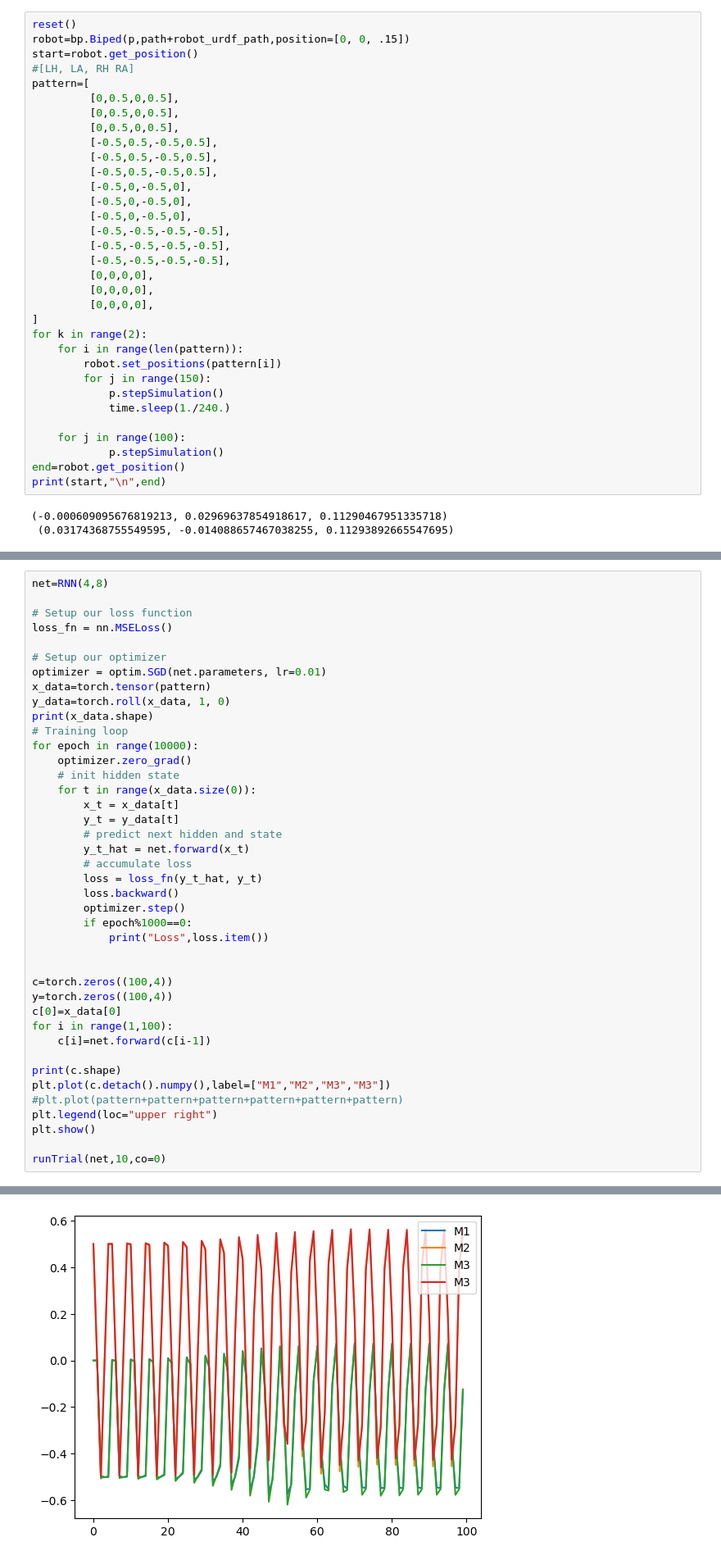
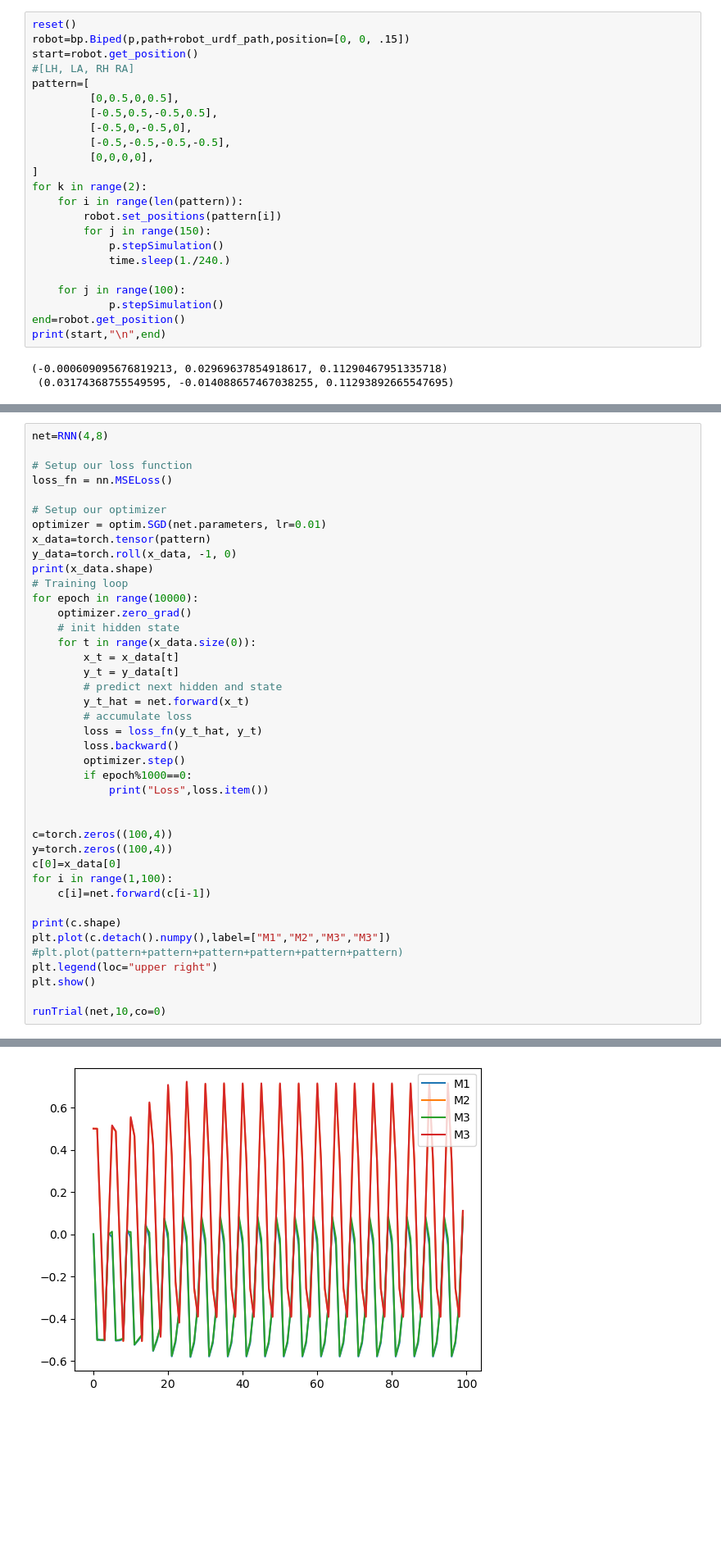
Before and after one commit to shepai/Sim-Biped-Walker, a Jupyter notebook: Code/Controlling/GA.ipynb, the cells around one changed output, grey strips where cells are left out. Shown at 82% size. Cells and saved outputs as stored; diff of their text form; blank space fills up the shorter version.

```diff
--- a/Code/Controlling/GA.ipynb
+++ b/Code/Controlling/GA.ipynb
@@ -270,19 +270,9 @@ start=robot.get_position()
 #[LH, LA, RH RA]
 pattern=[
          [0,0.5,0,0.5],
-         [0,0.5,0,0.5],
-         [0,0.5,0,0.5],
-         [-0.5,0.5,-0.5,0.5],
-         [-0.5,0.5,-0.5,0.5],
          [-0.5,0.5,-0.5,0.5],
          [-0.5,0,-0.5,0],
-         [-0.5,0,-0.5,0],
-         [-0.5,0,-0.5,0],
          [-0.5,-0.5,-0.5,-0.5],
-         [-0.5,-0.5,-0.5,-0.5],
-         [-0.5,-0.5,-0.5,-0.5],
-         [0,0,0,0],
-         [0,0,0,0],
          [0,0,0,0],
 ]
 for k in range(2):
@@ -313,7 +303,7 @@ loss_fn = nn.MSELoss()
 # Setup our optimizer
 optimizer = optim.SGD(net.parameters, lr=0.01)
 x_data=torch.tensor(pattern)
-y_data=torch.roll(x_data, 1, 0)
+y_data=torch.roll(x_data, -1, 0)
 print(x_data.shape)
 # Training loop
 for epoch in range(10000):
@@ -365,2 +355,2 @@ Loss 3.388371260371059e-05
 torch.Size([100, 4])
-[figure, old version]
+[figure, new version]
```
Also changed, not shown: parts of 1 cell of this notebook.
